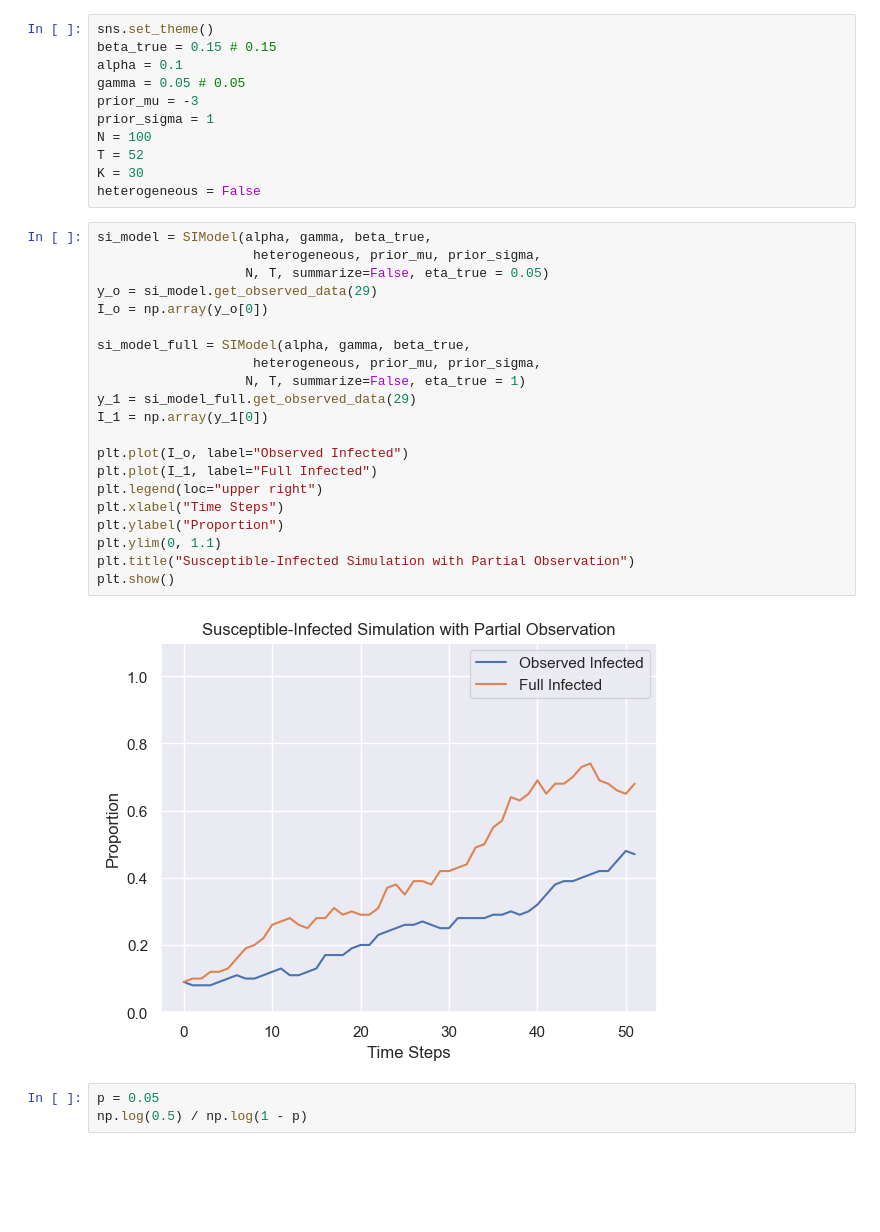
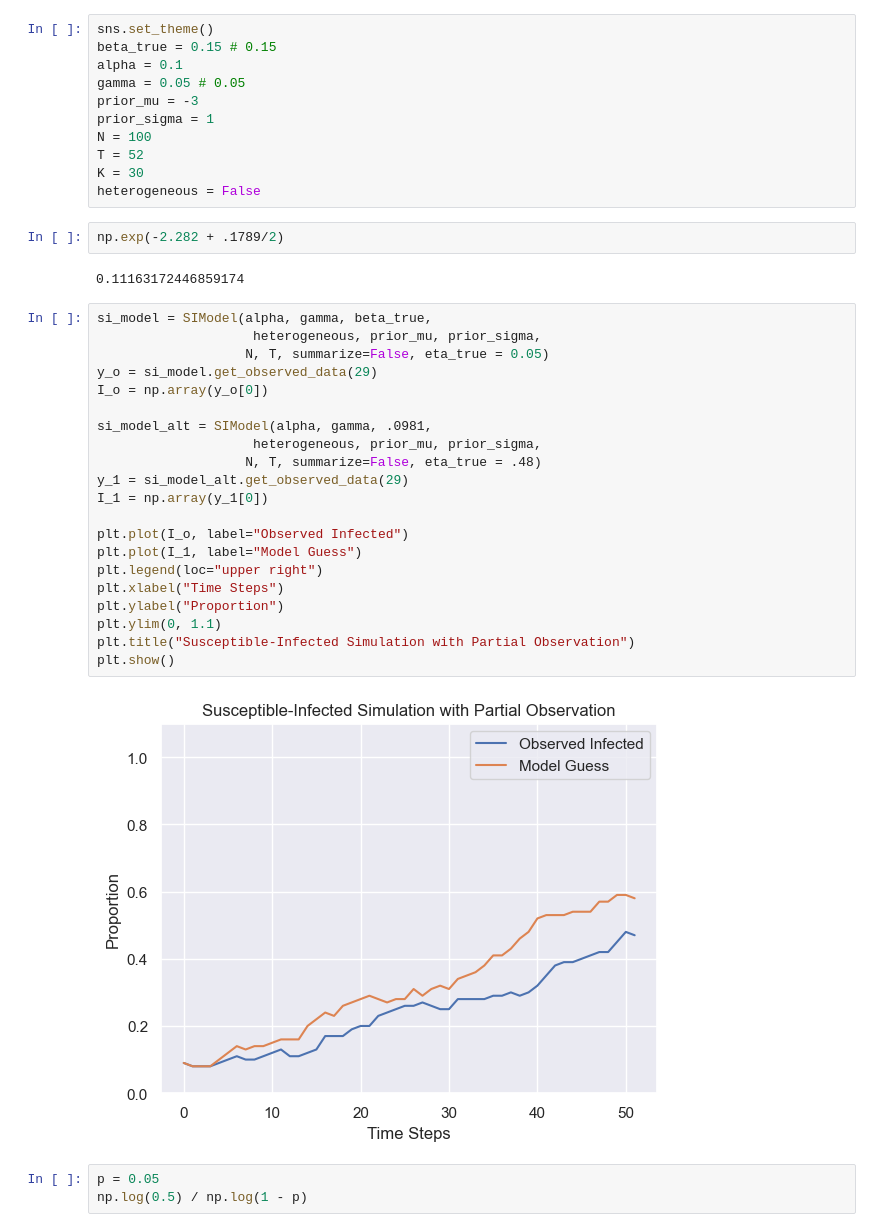
Before and after one commit to epibayes/np-epid, a Jupyter notebook: notebooks/si_sim-partial.ipynb, the cells around one changed output. Cells and saved outputs as stored; diff of their text form; blank space fills up the shorter version.

```diff
--- a/notebooks/si_sim-partial.ipynb
+++ b/notebooks/si_sim-partial.ipynb
@@ -19,29 +19,33 @@ N = 100
 T = 52
 K = 30
 heterogeneous = False
+# %%
+np.exp(-2.282 + .1789/2)
+# %% [output]
+0.11163172446859174
 # %%
 si_model = SIModel(alpha, gamma, beta_true,
                     heterogeneous, prior_mu, prior_sigma,
                    N, T, summarize=False, eta_true = 0.05)
 y_o = si_model.get_observed_data(29)
 I_o = np.array(y_o[0])
 
-si_model_full = SIModel(alpha, gamma, beta_true,
+si_model_alt = SIModel(alpha, gamma, .0981,
                     heterogeneous, prior_mu, prior_sigma,
-                   N, T, summarize=False, eta_true = 1)
-y_1 = si_model_full.get_observed_data(29)
+                   N, T, summarize=False, eta_true = .48)
+y_1 = si_model_alt.get_observed_data(29)
 I_1 = np.array(y_1[0])
 
 plt.plot(I_o, label="Observed Infected")
-plt.plot(I_1, label="Full Infected")
+plt.plot(I_1, label="Model Guess")
 plt.legend(loc="upper right")
 plt.xlabel("Time Steps")
 plt.ylabel("Proportion")
 plt.ylim(0, 1.1)
 plt.title("Susceptible-Infected Simulation with Partial Observation")
 plt.show()
 # %% [output]
-[figure, old version]
+[figure, new version]
 # %%
 p = 0.05
 np.log(0.5) / np.log(1 - p)
```
Also changed, not shown: parts of 10 cells of this notebook, 4 other files.
